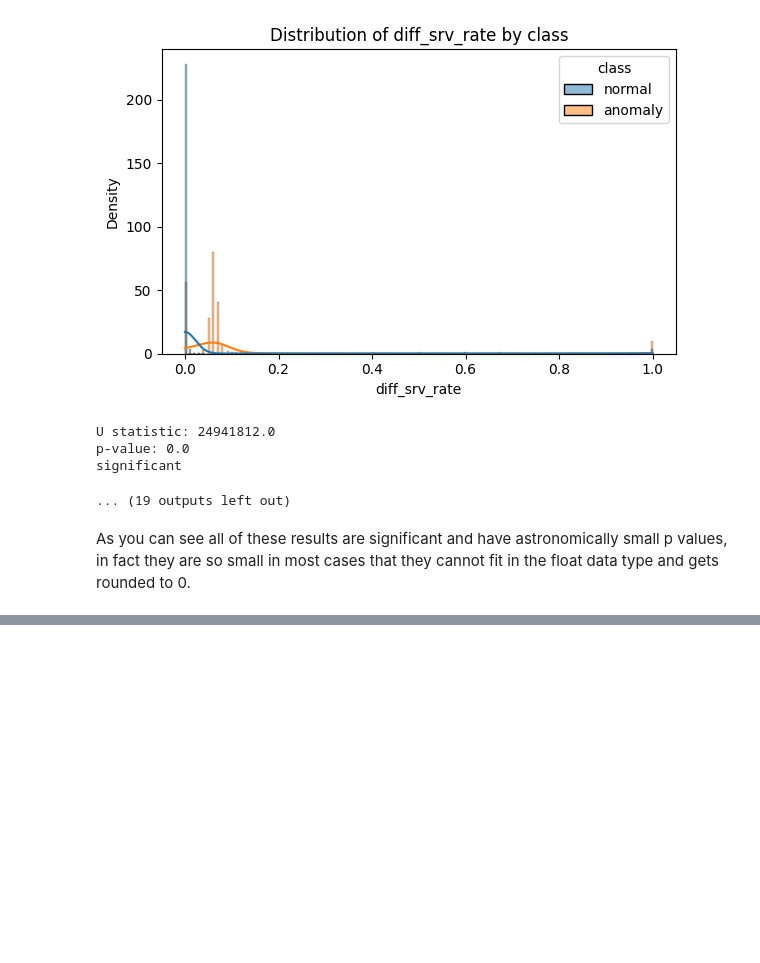
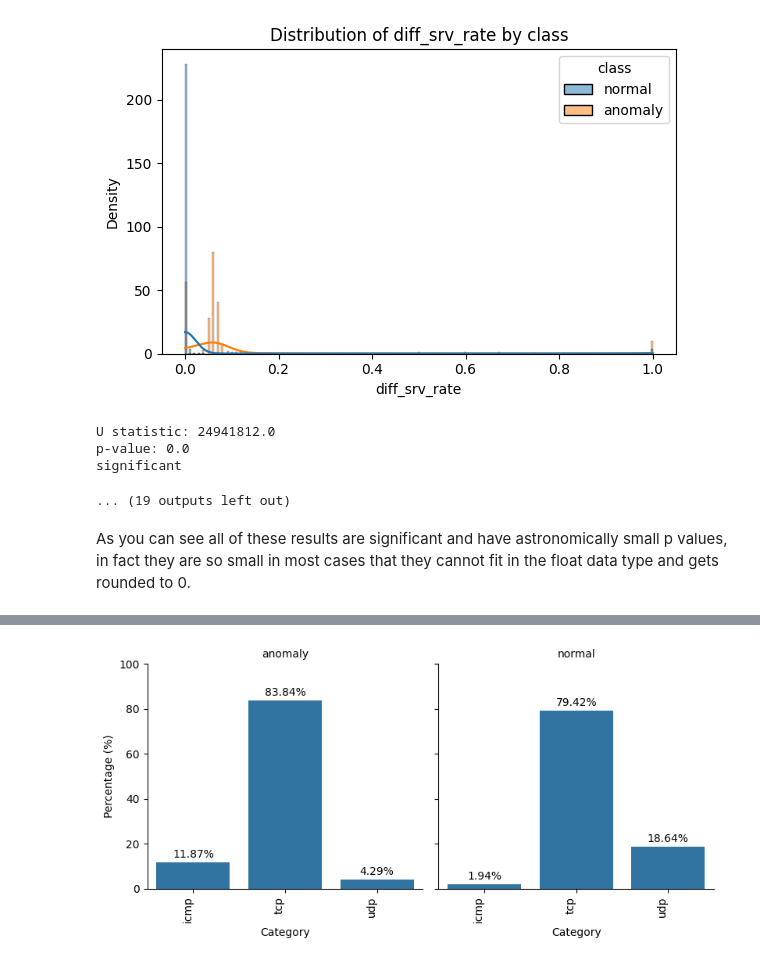
Before and after one commit to tanzilachand/Cybersecurity-Threat-Analysis, a Jupyter notebook: jupyter_notebooks/statistical_analysis.ipynb, the cells around one changed output, grey strips where cells are left out. Cells and saved outputs as stored; diff of their text form; code cells hidden in the pictures; blank space fills up the shorter version.

```diff
--- a/jupyter_notebooks/statistical_analysis.ipynb
+++ b/jupyter_notebooks/statistical_analysis.ipynb
@@ -107,0 +366,3 @@ As you can see all of these results are significant and have astronomically smal
+# %%
+object_cols = df.select_dtypes(include='object')
+object_cols.head()
@@ -107,0 +378,3 @@ As you can see all of these results are significant and have astronomically smal
+# %%
+object_cols.drop(columns=['class', 'service'], inplace=True)
+object_cols.head()
@@ -107,0 +390,80 @@ As you can see all of these results are significant and have astronomically smal
+# %%
+stat_summary_object = pd.DataFrame(columns=['variable', 'test', 'statistic', 'p_value', 'significant'])
+
+for col in object_cols.columns.to_list():
+    print(f"Processing {col}...")
+    print('\n')
+
+    # Create contingency table (class × category)
+    contingency = pd.crosstab(df['class'], df[col])
+    print(contingency)
+    print('\n')
+
+    # Perform Chi-squared test
+    chi2, p, dof, expected = stats.chi2_contingency(contingency)
+    print(f"chi^2 statistic: {chi2}")
+    print(f"p-value: {p}")
+    if p < 0.05:
+        print("significant")
+    else:
+        print("Not significant")
+    print('\n')
+
+
+    stat_summary_object = pd.concat([
+        stat_summary_object,
+        pd.DataFrame({
+            'variable': [col],
+            'test': "chi squared",
+            'statistic': [chi2],
+            'p_value': [p],
+            'significant': [p < 0.05]
+        })
+    ], ignore_index=True)
+
+    # Convert counts to percentages within each class (rows sum to 100)
+    pct = contingency.div(contingency.sum(axis=1), axis=0) * 100.0
+    # Make long tidy dataframe suitable for seaborn
+    pct_long = pct.reset_index().melt(id_vars='class', var_name=col, value_name='percentage')
+
+    # Plot: two facets (one for each class) with category on x and percent on y
+    # Ensure consistent ordering of category ticks
+    cat_order = list(contingency.columns)  # keeps same category ordering as contingency
+
+    g = sns.catplot(
+        data=pct_long,
+        x=col,
+        y='percentage',
+        col='class',
+        kind='bar',
+        order=cat_order,
+        sharey=True,
+        height=4,
+        aspect=1
+    )
+
+    # Formatting
+    g.set_axis_labels("Category", "Percentage (%)")
+    g.set_titles("{col_name}")
+    for ax in g.axes.flat:
+        ax.set_ylim(0, 100)  # percentages go 0-100
+        plt.setp(ax.get_xticklabels(), rotation=90, ha='right')
+
+    # Add percentage labels on bars (formatted as "xx.xx%")
+    for ax in g.axes.flat:
+        for container in ax.containers:
+            # container may contain bars
+            ax.bar_label(container, fmt='%.2f%%', label_type='edge', padding=2)
+
+    # Title including chi2 p-value
+    # p_disp = f"{p:.3e}" if not pd.isna(p) else "nan"
+    # note = " (expected<5 present)" if any_expected_lt_5 else ""
+    # plt.suptitle(f"{col} — chi2 p={p_disp}{note}", y=1.05)
+
+    plt.tight_layout()
+    plt.show()
+    print("---"*10)
+
+# Sort by p-value for clarity
+stat_summary_object
+# %% [output]
@@ -107,0 +482 @@ As you can see all of these results are significant and have astronomically smal
+[figure, added]
```
Also changed, not shown: parts of 14 cells of this notebook.
